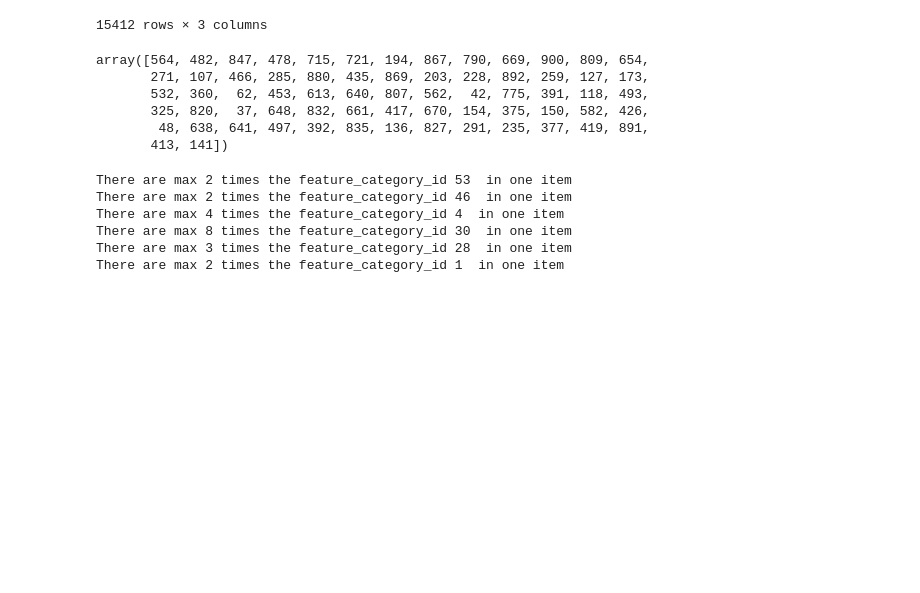
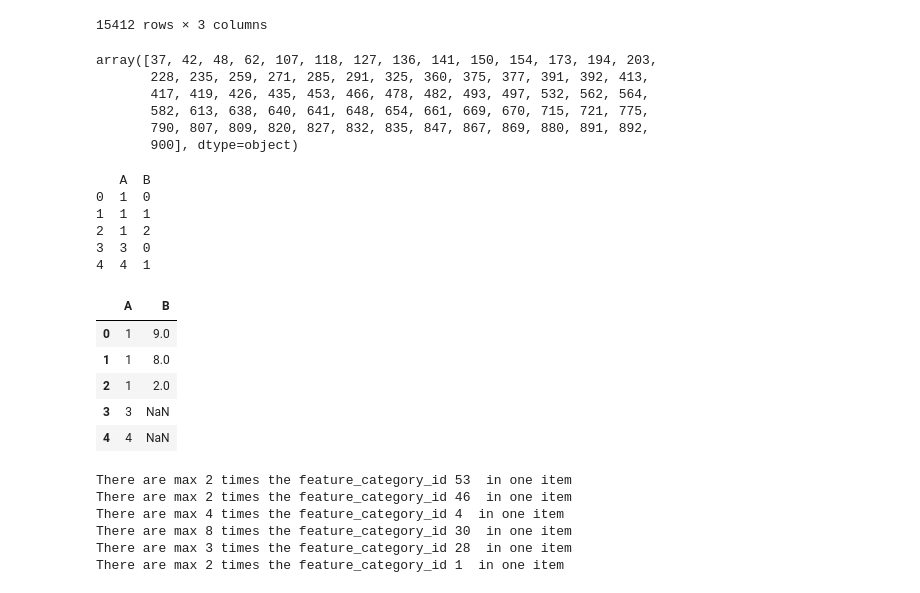
Before and after one commit to Ananassio/Data-Science_lab, a Jupyter notebook: Project/Data.ipynb, the cells around one changed output. Cells and saved outputs as stored; diff of their text form; code cells hidden in the pictures; blank space fills up the shorter version.

```diff
--- a/Project/Data.ipynb
+++ b/Project/Data.ipynb
@@ -240,14 +233,36 @@ the duplicadet feature_category_ids are:
 | 471597 | 28135 | 30 | 482 |
 15412 rows × 3 columns
 # %%
-features[features['feature_category_id'] == 30]['feature_value_id'].unique()
+vals_id30 = features[features['feature_category_id'] == 30]['feature_value_id'].unique()
+vals_id30.sort()
+vals_id30
 # %% [output]
-array([564, 482, 847, 478, 715, 721, 194, 867, 790, 669, 900, 809, 654,
-       271, 107, 466, 285, 880, 435, 869, 203, 228, 892, 259, 127, 173,
-       532, 360,  62, 453, 613, 640, 807, 562,  42, 775, 391, 118, 493,
-       325, 820,  37, 648, 832, 661, 417, 670, 154, 375, 150, 582, 426,
-        48, 638, 641, 497, 392, 835, 136, 827, 291, 235, 377, 419, 891,
-       413, 141])
+array([37, 42, 48, 62, 107, 118, 127, 136, 141, 150, 154, 173, 194, 203,
+       228, 235, 259, 271, 285, 291, 325, 360, 375, 377, 391, 392, 413,
+       417, 419, 426, 435, 453, 466, 478, 482, 493, 497, 532, 562, 564,
+       582, 613, 638, 640, 641, 648, 654, 661, 669, 670, 715, 721, 775,
+       790, 807, 809, 820, 827, 832, 835, 847, 867, 869, 880, 891, 892,
+       900], dtype=object)
+# %%
+df = pd.DataFrame({'A': [1, 1, 1, 3, 4],
+
+                   'B': [0, 1, 2, 0, 1]})
+print(df)
+df['B'] = df[df['A']==1]['B'].replace([0, 1], [9, 8])
+df
+# %% [output]
+   A  B
+0  1  0
+1  1  1
+2  1  2
+3  3  0
+4  4  1
+|  | A | B |
+| 0 | 1 | 9.0 |
+| 1 | 1 | 8.0 |
+| 2 | 1 | 2.0 |
+| 3 | 3 | NaN |
+| 4 | 4 | NaN |
 # %%
 for i in doub_cats:
   print('There are max',features[features['feature_category_id'] == i]['item_id'].value_counts().max(), 'times the feature_category_id', i, ' in one item')
```
Also changed, not shown: parts of 3 cells of this notebook.
